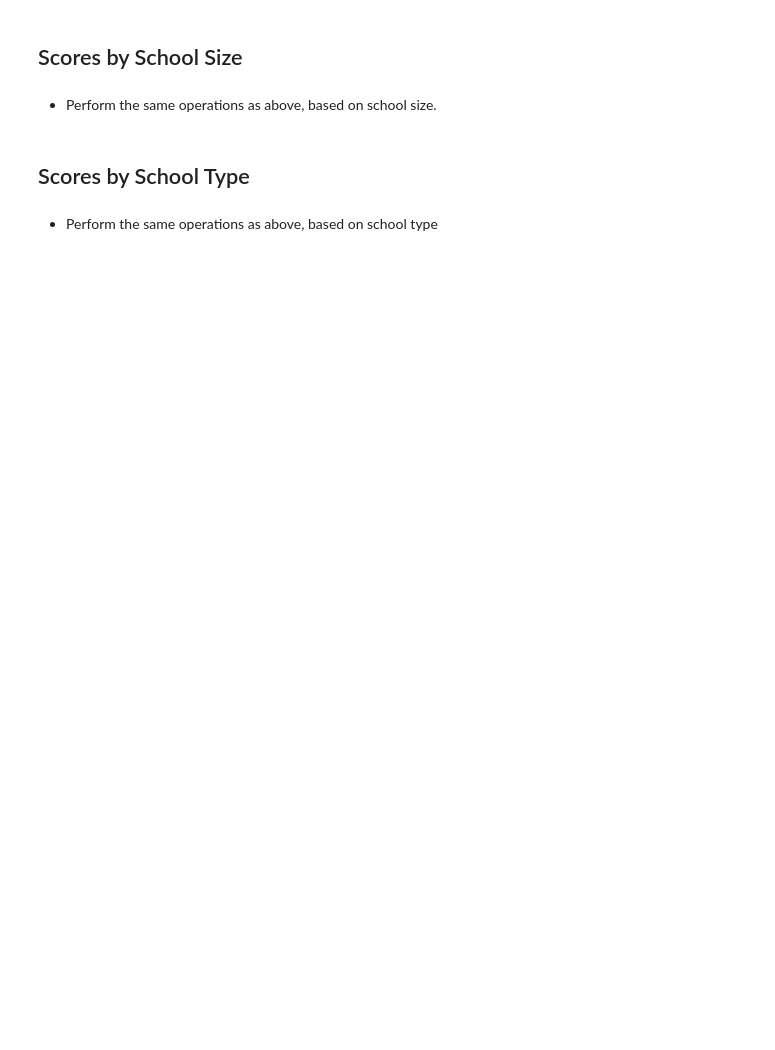
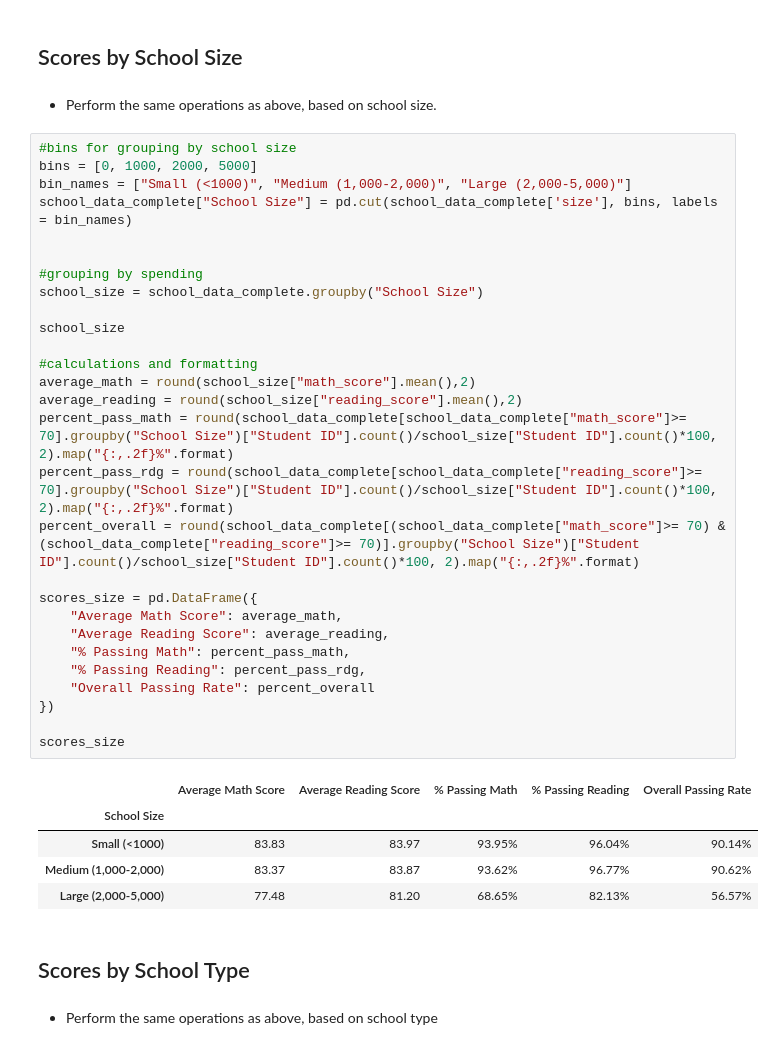
Before and after one commit to nadiaaldrich/pandas-challenge, a Jupyter notebook: PyCitySchools_starter.ipynb, the cells around one changed output. Saved outputs shown, nothing was run; the diff lists cells and outputs as text; blank space fills up the shorter version.

```diff
--- a/PyCitySchools_starter.ipynb
+++ b/PyCitySchools_starter.ipynb
@@ -345,6 +345,40 @@ scores_spending
 ## Scores by School Size
 # %% [markdown]
 * Perform the same operations as above, based on school size.
+# %%
+#bins for grouping by school size
+bins = [0, 1000, 2000, 5000]
+bin_names = ["Small (<1000)", "Medium (1,000-2,000)", "Large (2,000-5,000)"]
+school_data_complete["School Size"] = pd.cut(school_data_complete['size'], bins, labels = bin_names)
+
+
+#grouping by spending
+school_size = school_data_complete.groupby("School Size")
+
+school_size
+
+#calculations and formatting
+average_math = round(school_size["math_score"].mean(),2)
+average_reading = round(school_size["reading_score"].mean(),2)
+percent_pass_math = round(school_data_complete[school_data_complete["math_score"]>= 70].groupby("School Size")["Student ID"].count()/school_size["Student ID"].count()*100, 2).map("{:,.2f}%".format)
+percent_pass_rdg = round(school_data_complete[school_data_complete["reading_score"]>= 70].groupby("School Size")["Student ID"].count()/school_size["Student ID"].count()*100, 2).map("{:,.2f}%".format)
+percent_overall = round(school_data_complete[(school_data_complete["math_score"]>= 70) & (school_data_complete["reading_score"]>= 70)].groupby("School Size")["Student ID"].count()/school_size["Student ID"].count()*100, 2).map("{:,.2f}%".format)
+
+scores_size = pd.DataFrame({
+    "Average Math Score": average_math,
+    "Average Reading Score": average_reading,
+    "% Passing Math": percent_pass_math,
+    "% Passing Reading": percent_pass_rdg,
+    "Overall Passing Rate": percent_overall
+})
+
+scores_size
+# %% [output]
+|  | Average Math Score | Average Reading Score | % Passing Math | % Passing Reading | Overall Passing Rate |
+| School Size |  |  |  |  |  |
+| Small (<1000) | 83.83 | 83.97 | 93.95% | 96.04% | 90.14% |
+| Medium (1,000-2,000) | 83.37 | 83.87 | 93.62% | 96.77% | 90.62% |
+| Large (2,000-5,000) | 77.48 | 81.20 | 68.65% | 82.13% | 56.57% |
 # %% [markdown]
 ## Scores by School Type
 # %% [markdown]
```
Also changed, not shown: parts of 2 cells of this notebook.
